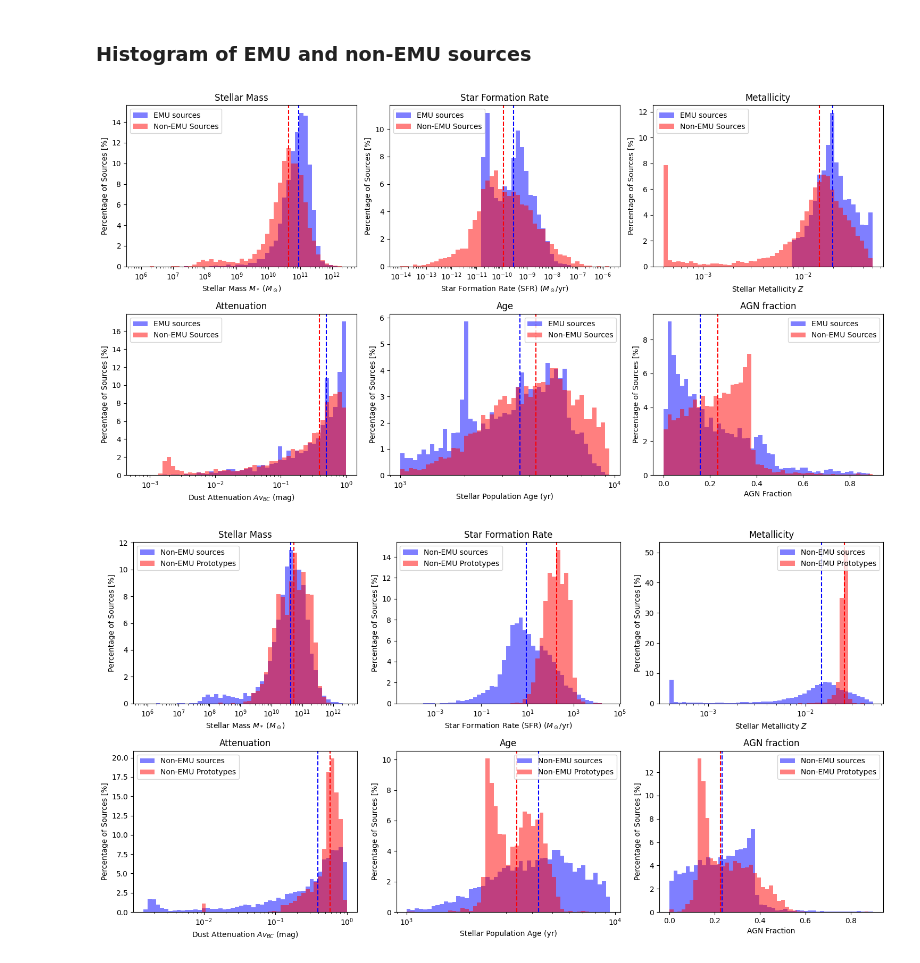
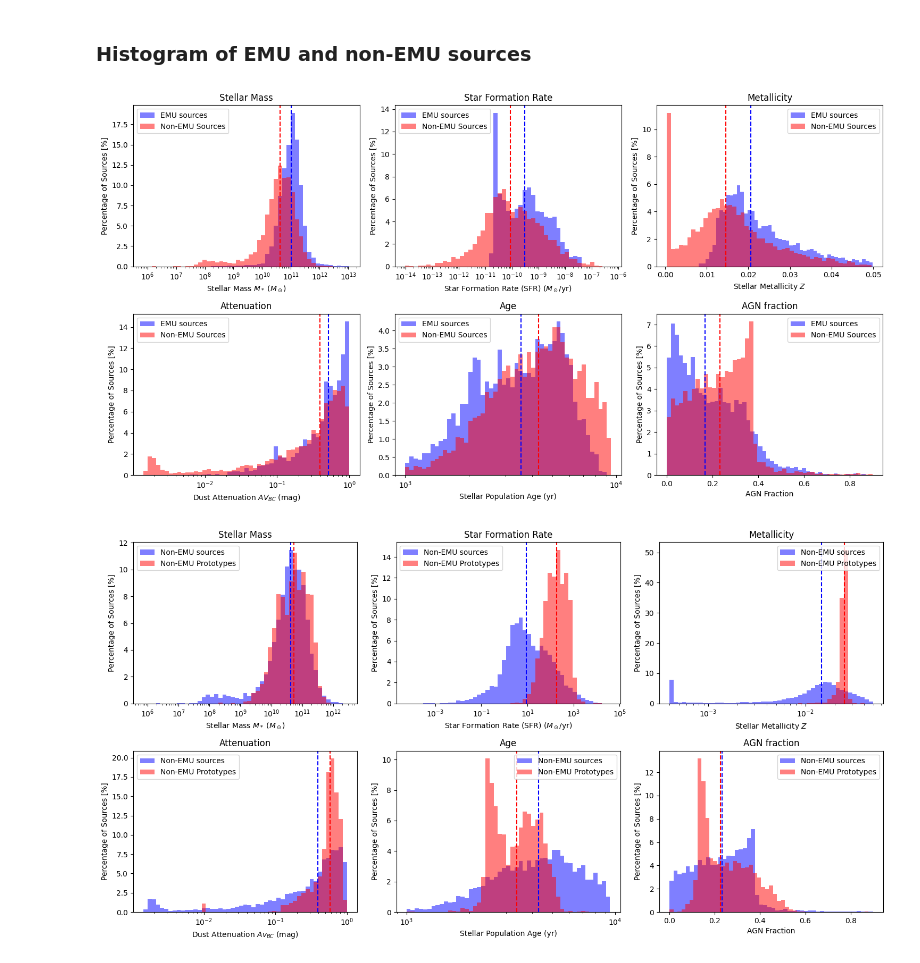
Before and after one commit to theWebTardigrade/fundamental-properties-of-EMU-radio-sources, a Jupyter notebook: code/8.5_CIGALE_results_EMU_vs_NON-EMU.ipynb, the cells around one changed output. Cells and saved outputs as stored; diff of their text form; code cells hidden in the pictures.

```diff
--- a/code/8.5_CIGALE_results_EMU_vs_NON-EMU.ipynb
+++ b/code/8.5_CIGALE_results_EMU_vs_NON-EMU.ipynb
@@ -149,19 +136,7 @@ def plot_log_hist_percent_2rows_sns(
     df1, df2, columns, x_labels, legend_positions,
     labels, titles, figsize=(15, 8), bins=50
 ):
-    """
-    Plot histograms with y-axis as percentage of total sources for two DataFrames in 2 rows.
-    Includes vertical lines for mean values. Uses log scaling on x-axis where appropriate.
 
-    Parameters:
-    - df1, df2: pandas DataFrames
-    - columns: list of column names to plot (must exist in both)
-    - x_labels: list of x-axis labels (same length as columns)
-    - legend_positions: list of legend positions per subplot
-    - labels: tuple of legend labels for df1 and df2
-    - figsize: tuple for figure size
-    - bins: number of bins or sequence of bin edges
-    """
     n = len(columns)
     nrows = 2
     ncols = math.ceil(n / nrows)
@@ -173,10 +148,10 @@ def plot_log_hist_percent_2rows_sns(
         col_idx = i % ncols
         ax = axes[row, col_idx]
 
-        data1 = df1[col].dropna()
-        data2 = df2[col].dropna()
+        data1 = df1[col]
+        data2 = df2[col]
 
-        if 'bayes.agn.fracAGN' in col:
+        if ('bayes.agn.fracAGN' in col) or ('bayes.stellar.metallicity' in col):
             # Linear scale
             ax.hist(
                 data1,
@@ -194,7 +169,7 @@ def plot_log_hist_percent_2rows_sns(
                 label=labels[1],
                 color='red'
             )
-            # Means
+            # Medians
             ax.axvline(data1.median(), color='blue', linestyle='dashed', linewidth=1.5)
             ax.axvline(data2.median(), color='red', linestyle='dashed', linewidth=1.5)
 
@@ -246,25 +221,25 @@ def plot_log_hist_percent_2rows_sns(
 # %%
 plot_log_hist_percent_2rows_sns(
     df1=emu_sources_best,
     df2=nonemu_sources_best,
     columns=[
         'bayes.stellar.m_star', 'bayes.sfh.sfr_permass', 'bayes.stellar.metallicity',
         'bayes.attenuation.Av_BC', 'bayes.sfh.age', 'bayes.agn.fracAGN'
     ],
     x_labels=[
         r"Stellar Mass $M_*$ ($M_\odot$)",
         r"Star Formation Rate (SFR) ($M_\odot$/yr)",
         r"Stellar Metallicity $Z$",
-        r"Dust Attenuation $Av_{BC}$ (mag)",
+        r"Dust Attenuation $AV_{BC}$ (mag)",
         r"Stellar Population Age (yr)",
         r"AGN Fraction",
     ],
     labels=("EMU sources", "Non-EMU Sources"),
-    legend_positions= ['upper left', 'upper left','upper left','upper left','upper right','upper right' ],
+    legend_positions= ['upper left', 'upper left','upper right','upper left','upper left','upper right' ],
     titles = ['Stellar Mass', 'Star Formation Rate', 'Metallicity', 'Attenuation', 'Age', 'AGN fraction']
 )
 # %% [output]
-[figure, old version]
+[figure, new version]
 # %%
 plot_log_hist_percent_2rows_sns(
     df1=nonemu_sources_best,
```
Also changed, not shown: parts of 5 cells of this notebook, 2 other files.
